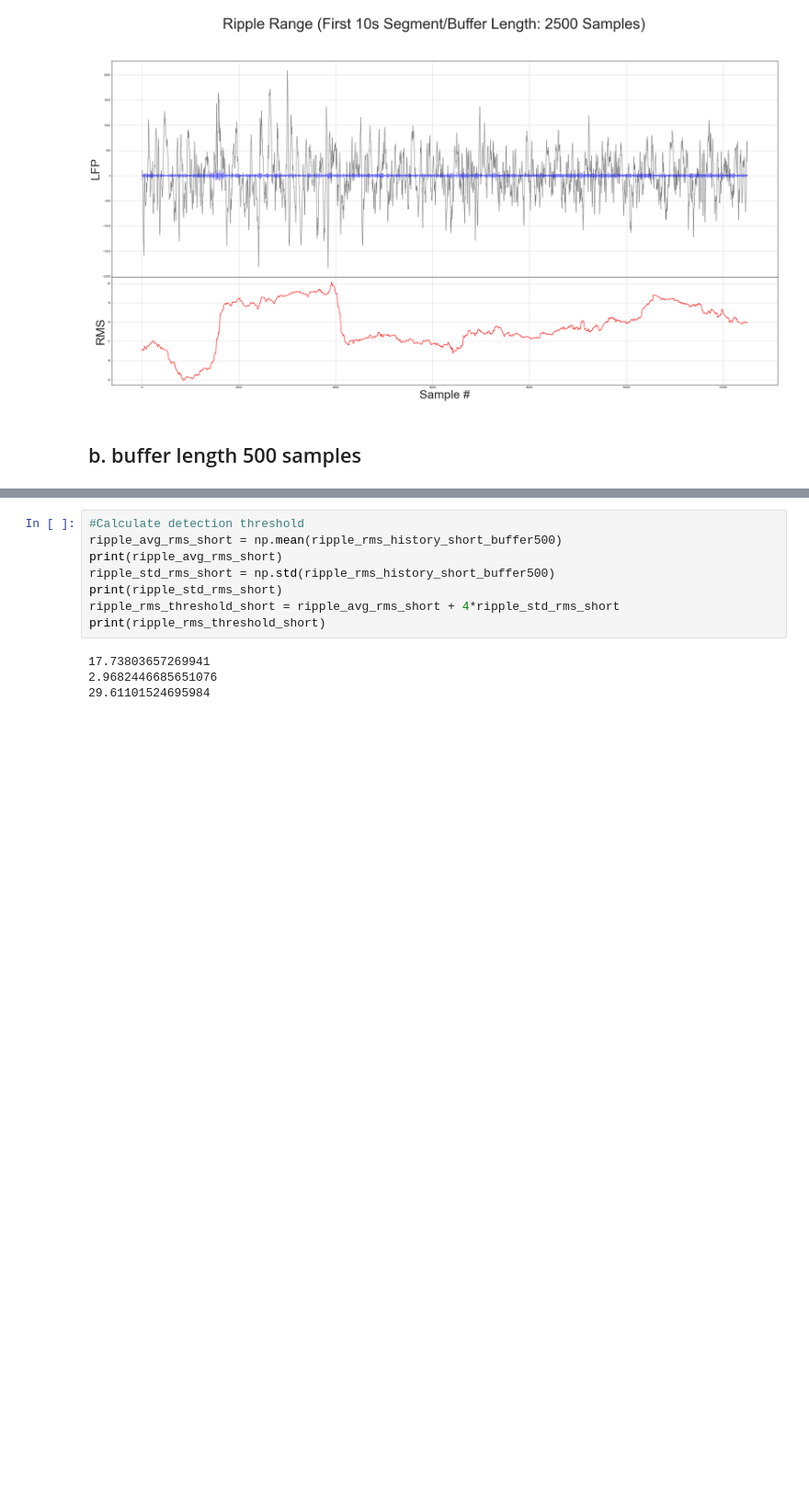
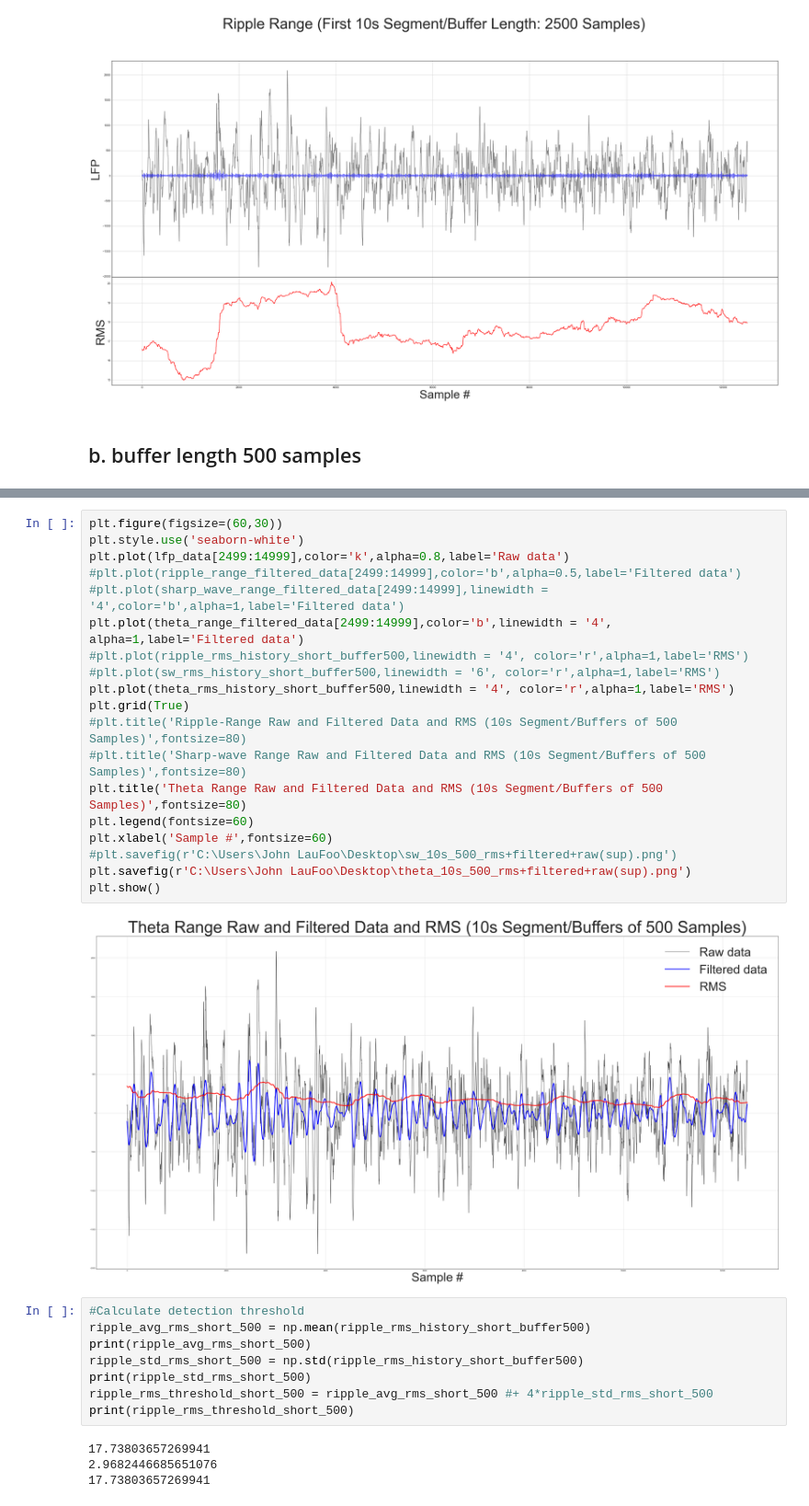
Before and after one commit to JhanLiufu/SWRControl2021_Yu, a Jupyter notebook: OfflineTest.ipynb, the cells around one changed output, grey strips where cells are left out. Shown at 92% size. Cells and saved outputs as stored; diff of their text form; blank space fills up the shorter version.

```diff
--- a/OfflineTest.ipynb
+++ b/OfflineTest.ipynb
@@ -307,14 +335,35 @@ plt.show()
+# %%
+plt.figure(figsize=(60,30))
+plt.style.use('seaborn-white')
+plt.plot(lfp_data[2499:14999],color='k',alpha=0.8,label='Raw data')
+#plt.plot(ripple_range_filtered_data[2499:14999],color='b',alpha=0.5,label='Filtered data')
+#plt.plot(sharp_wave_range_filtered_data[2499:14999],linewidth = '4',color='b',alpha=1,label='Filtered data')
+plt.plot(theta_range_filtered_data[2499:14999],color='b',linewidth = '4', alpha=1,label='Filtered data')
+#plt.plot(ripple_rms_history_short_buffer500,linewidth = '4', color='r',alpha=1,label='RMS')
+#plt.plot(sw_rms_history_short_buffer500,linewidth = '6', color='r',alpha=1,label='RMS')
+plt.plot(theta_rms_history_short_buffer500,linewidth = '4', color='r',alpha=1,label='RMS')
+plt.grid(True)
+#plt.title('Ripple-Range Raw and Filtered Data and RMS (10s Segment/Buffers of 500 Samples)',fontsize=80)
+#plt.title('Sharp-wave Range Raw and Filtered Data and RMS (10s Segment/Buffers of 500 Samples)',fontsize=80)
+plt.title('Theta Range Raw and Filtered Data and RMS (10s Segment/Buffers of 500 Samples)',fontsize=80)
+plt.legend(fontsize=60)
+plt.xlabel('Sample #',fontsize=60)
+#plt.savefig(r'C:\Users\John LauFoo\Desktop\sw_10s_500_rms+filtered+raw(sup).png')
+plt.savefig(r'C:\Users\John LauFoo\Desktop\theta_10s_500_rms+filtered+raw(sup).png')
+plt.show()
+# %% [output]
+[figure, added]
 # %%
 #Calculate detection threshold
-ripple_avg_rms_short = np.mean(ripple_rms_history_short_buffer500)
-print(ripple_avg_rms_short)
-ripple_std_rms_short = np.std(ripple_rms_history_short_buffer500)
-print(ripple_std_rms_short)
-ripple_rms_threshold_short = ripple_avg_rms_short + 4*ripple_std_rms_short
-print(ripple_rms_threshold_short)
+ripple_avg_rms_short_500 = np.mean(ripple_rms_history_short_buffer500)
+print(ripple_avg_rms_short_500)
+ripple_std_rms_short_500 = np.std(ripple_rms_history_short_buffer500)
+print(ripple_std_rms_short_500)
+ripple_rms_threshold_short_500 = ripple_avg_rms_short_500 #+ 4*ripple_std_rms_short_500
+print(ripple_rms_threshold_short_500)
 # %% [output]
 17.73803657269941
 2.9682446685651076
-29.61101524695984
+17.73803657269941
 # %%
 # Run the detection_with_rms() function independently on raw data
```
Also changed, not shown: parts of 9 cells of this notebook.
